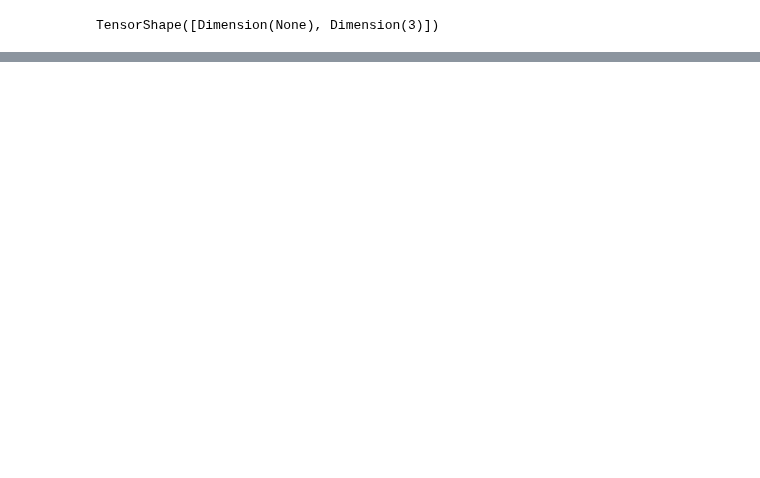
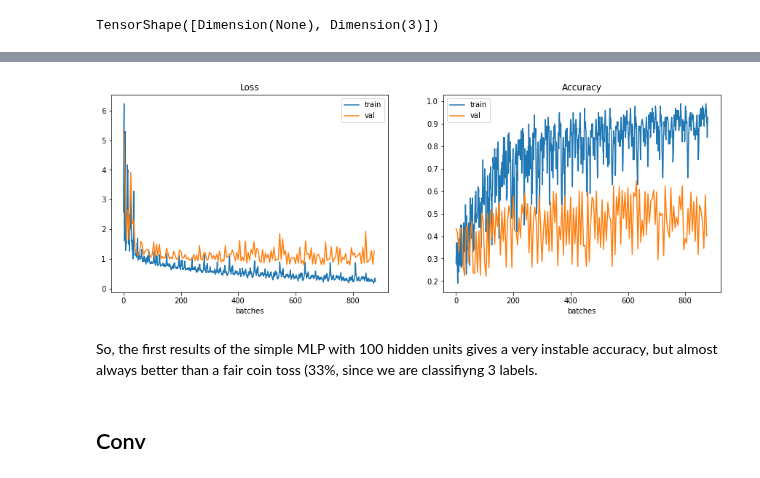
Before and after one commit to EWouters/Large-Scale-Machine-Learning-and-Deep-Learning---ID-2223, a Jupyter notebook: Lab/Final Project/Code/ScalableFinal.ipynb, the cells around one changed output, grey strips where cells are left out. Cells and saved outputs as stored; diff of their text form; code cells hidden in the pictures; blank space fills up the shorter version.

```diff
--- a/Lab/Final Project/Code/ScalableFinal.ipynb
+++ b/Lab/Final Project/Code/ScalableFinal.ipynb
@@ -253,5 +277,3 @@ def get_class_from_path(path):
     class_name = (os.path.split(path)[-1]).split('_')[0]
     numerical_class = name_to_numeric[class_name]
     return numerical_class
-# %%
-labels = list(map(get_class_from_path, train_filename_paths))
@@ -311,3 +366,6 @@ train_inputs
 {'images': <tf.Tensor 'IteratorGetNext:0' shape=(?, 100, 100, 1) dtype=float32>,
  'iterator_init_op': <tf.Operation 'MakeIterator' type=MakeIterator>,
  'labels': <tf.Tensor 'IteratorGetNext:1' shape=(?,) dtype=int32>}
+# %%
+validation_inputs = get_inputs(validation_filename_paths, validation_labels, VALIDATION_BATCH_SIZE)
+validation_inputs
@@ -401,0 +530,28 @@ None
+# %%
+def plot_metrics(metrics, figsize=(15,5)):
+    _x_train = metrics['beat_train']
+    _x_val = metrics['beat_val']
+    fig, axes = plt.subplots(1,2, figsize=figsize)
+    # loss ax
+    axes[0].plot(_x_train, metrics['loss_train'], label="train")
+    axes[0].plot(_x_val, metrics['loss_val'], label="val")
+    axes[0].set_title("Loss")
+    axes[0].set_xlabel("batches")
+    axes[0].legend()
+
+    # accuracy ax
+    axes[1].plot(_x_train, metrics['accuracy_train'], label="train")
+    axes[1].plot(_x_val, metrics['accuracy_val'], label="val")
+    axes[1].set_title("Accuracy")
+    axes[1].set_xlabel("batches")
+    axes[1].legend()
+    return fig
+
+fig = plot_metrics(metrics)
+fig.savefig("")
+# %% [output]
+[figure, added]
+# %% [markdown]
+So, the first results of the simple MLP with 100 hidden units gives a very instable accuracy, but almost always better than a fair coin toss (33%, since we are classifiyng 3 labels.
+# %% [markdown]
+## Conv
```
Also changed, not shown: parts of 29 cells of this notebook, 2 other files.
